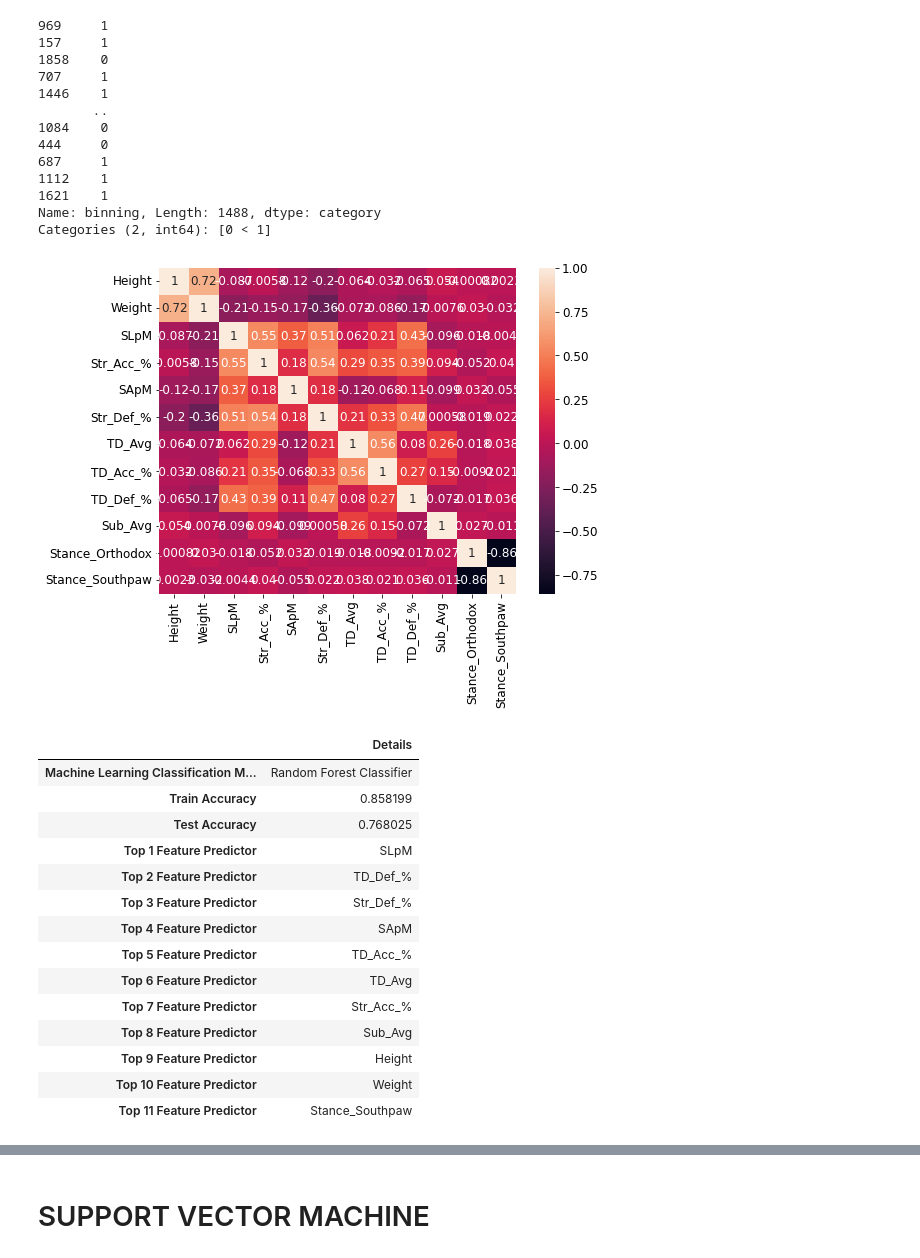
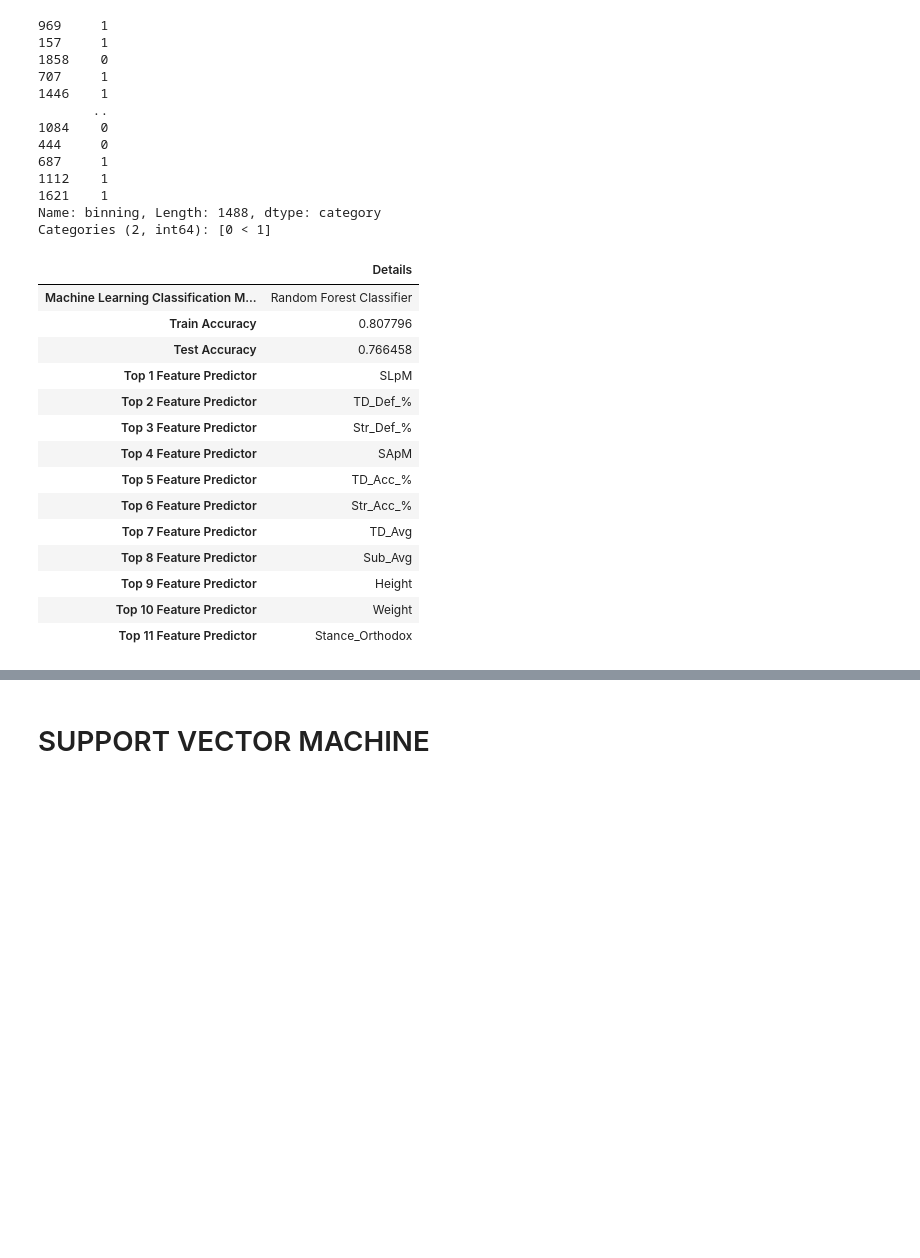
Before and after one commit to CyberJoel1/VelascoJoel_Proyecto_Final, a Jupyter notebook: [NRC_8888] JoelVelasco_ProyectoFinal.ipynb, the cells around one changed output, grey strips where cells are left out. Drawn from its saved outputs; the diff is of its cells as text; code cells hidden in the pictures; blank space fills up the shorter version.

```diff
--- a/[NRC_8888] JoelVelasco_ProyectoFinal.ipynb
+++ b/[NRC_8888] JoelVelasco_ProyectoFinal.ipynb
@@ -369,7 +369,7 @@ y=fight_inner.iloc[:, 2]
 x_train, x_test, y_train, y_test = train_test_split(X, y, test_size = 0.3,random_state=2)
 
 #uso de KFold
-kf = KFold(n_splits=3,shuffle=True,random_state=2)
+kf = KFold(n_splits=5,shuffle=True,random_state=2)
 fight_inner
 # %% [output]
 |  | fighter | victoria_% | binning | Height | Weight | SLpM | Str_Acc_% | SApM | Str_Def_% | TD_Avg | ... |
@@ -387,13 +387,12 @@ fight_inner
 2126 rows × 15 columns
 # %%
 # # the scaler - for standardisation
-# np.round(x_train.describe(), 1)
-from sklearn.preprocessing import RobustScaler
+from sklearn.preprocessing import StandardScaler
 scaled_features = x_train.copy()
 col_names = ['Height','Weight','Str_Acc_%','Str_Def_%',
              'TD_Acc_%','SLpM','SApM','TD_Avg','Sub_Avg','TD_Def_%']
 features = scaled_features[col_names]
-scaler = RobustScaler().fit(features.values)
+scaler = StandardScaler().fit(features.values)
 features = scaler.transform(features.values)
 scaled_features[col_names] = features
 x_train_scaled = pd.DataFrame(scaled_features, columns=x_train.columns)
@@ -532,21 +531,9 @@ y_train
 Name: binning, Length: 1488, dtype: category
 Categories (2, int64): [0 < 1]
 # %%
-#x_train_scaled=x_train_scaled.drop(['Height','Weight','Str_Acc_%','Sub_Avg','Stance_Orthodox','Stance_Southpaw'], axis=1)
-Fin = pd.concat([x_train_scaled.reset_index(drop=True), pd.DataFrame(y_train).reset_index(drop=True)], axis= 1)
-#print(pd.DataFrame(y_train))
-#print(type(x_train_scaled))
-
-corr_df = Fin.corr(method='pearson')
-
-plt.figure(figsize=(8, 6))
-sns.heatmap(corr_df, annot=True)
-plt.show()
-
-randomforest_model = RandomForestClassifier(n_estimators=500,
-                                            criterion = 'gini',
-                                            max_depth = 7,
-                                           max_features='auto',random_state=2)
+randomforest_model = RandomForestClassifier(criterion='entropy',
+                                            max_depth= 6, max_features= 'auto',
+                                            n_estimators= 500,random_state=2)
 randomforest_model.fit(x_train_scaled, y_train)
 randomforest_score_kfold = randomforest_model.score(x_test_scaled, y_test)
 df = pd.DataFrame()
@@ -563,51 +550,46 @@ cols = ['Machine Learning Classification Method',
 df.loc['Machine Learning Classification Method',
        'Details'] = 'Random Forest Classifier'
 df.loc['Train Accuracy', 'Details'] = randomforest_model.score(x_train_scaled, y_train)
 df.loc['Test Accuracy', 'Details'] = randomforest_model.score(x_test_scaled, y_test)
 feature_importances = x_train_scaled.columns[np.argsort(randomforest_model.feature_importances_)][-11:]
 df.loc['Top 1 Feature Predictor', 'Details'] = feature_importances[10]
 df.loc['Top 2 Feature Predictor', 'Details'] = feature_importances[9]
 df.loc['Top 3 Feature Predictor', 'Details'] = feature_importances[8]
 df.loc['Top 4 Feature Predictor', 'Details'] = feature_importances[7]
 df.loc['Top 5 Feature Predictor', 'Details'] = feature_importances[6]
 df.loc['Top 6 Feature Predictor', 'Details'] = feature_importances[5]
 df.loc['Top 7 Feature Predictor', 'Details'] = feature_importances[4]
 df.loc['Top 8 Feature Predictor', 'Details'] = feature_importances[3]
 df.loc['Top 9 Feature Predictor', 'Details'] = feature_importances[2]
 df.loc['Top 10 Feature Predictor', 'Details'] = feature_importances[1]
 df.loc['Top 11 Feature Predictor', 'Details'] = feature_importances[0]
 
 display(df)
 
 
 
 x_test_scaled=x_test_scaled[[feature_importances[9],feature_importances[10]
                             ,feature_importances[7],feature_importances[8]
                             ,feature_importances[6],feature_importances[5]
-                             ,feature_importances[4],feature_importances[3]
-                             ,feature_importances[2], feature_importances[1],
-                                feature_importances[0]]]
+                             ,feature_importances[4]]]
 x_train_scaled=x_train_scaled[[feature_importances[9],feature_importances[10]
                             ,feature_importances[7],feature_importances[8]
                             ,feature_importances[6],feature_importances[5]
-                             ,feature_importances[4],feature_importances[3]
-                             ,feature_importances[2], feature_importances[1],
-                                feature_importances[0]]]
+                             ,feature_importances[4]]]
 # %% [output]
-[figure, removed]
 |  | Details |
 | Machine Learning Classification M... | Random Forest Classifier |
-| Train Accuracy | 0.858199 |
-| Test Accuracy | 0.768025 |
+| Train Accuracy | 0.807796 |
+| Test Accuracy | 0.766458 |
 | Top 1 Feature Predictor | SLpM |
 | Top 2 Feature Predictor | TD_Def_% |
 | Top 3 Feature Predictor | Str_Def_% |
 | Top 4 Feature Predictor | SApM |
 | Top 5 Feature Predictor | TD_Acc_% |
-| Top 6 Feature Predictor | TD_Avg |
-| Top 7 Feature Predictor | Str_Acc_% |
+| Top 6 Feature Predictor | Str_Acc_% |
+| Top 7 Feature Predictor | TD_Avg |
 | Top 8 Feature Predictor | Sub_Avg |
 | Top 9 Feature Predictor | Height |
 | Top 10 Feature Predictor | Weight |
-| Top 11 Feature Predictor | Stance_Southpaw |
+| Top 11 Feature Predictor | Stance_Orthodox |
 # %%
```
Also changed, not shown: parts of 19 cells of this notebook.
